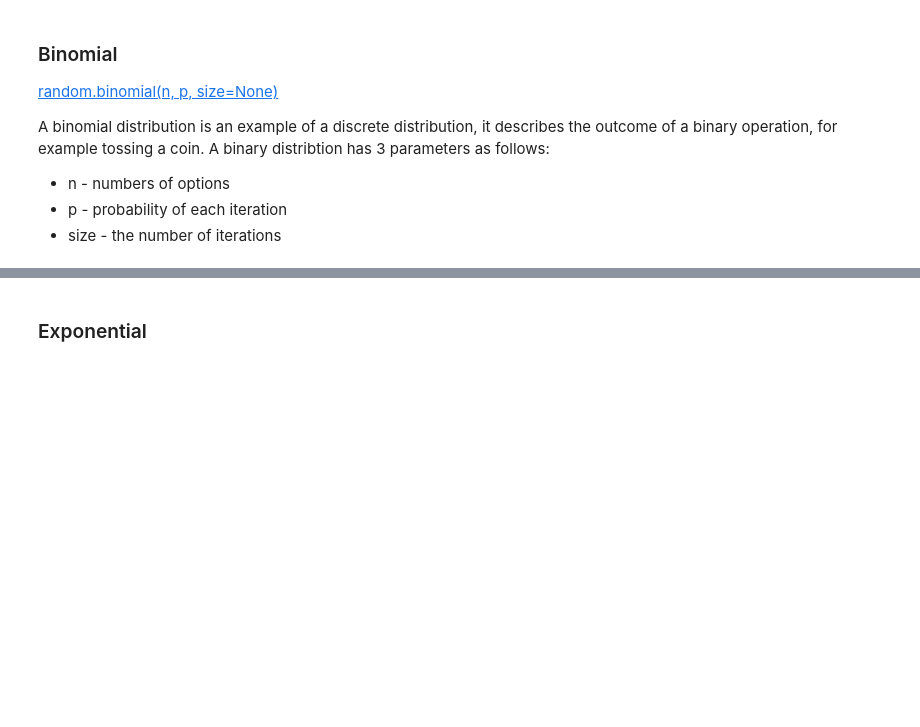
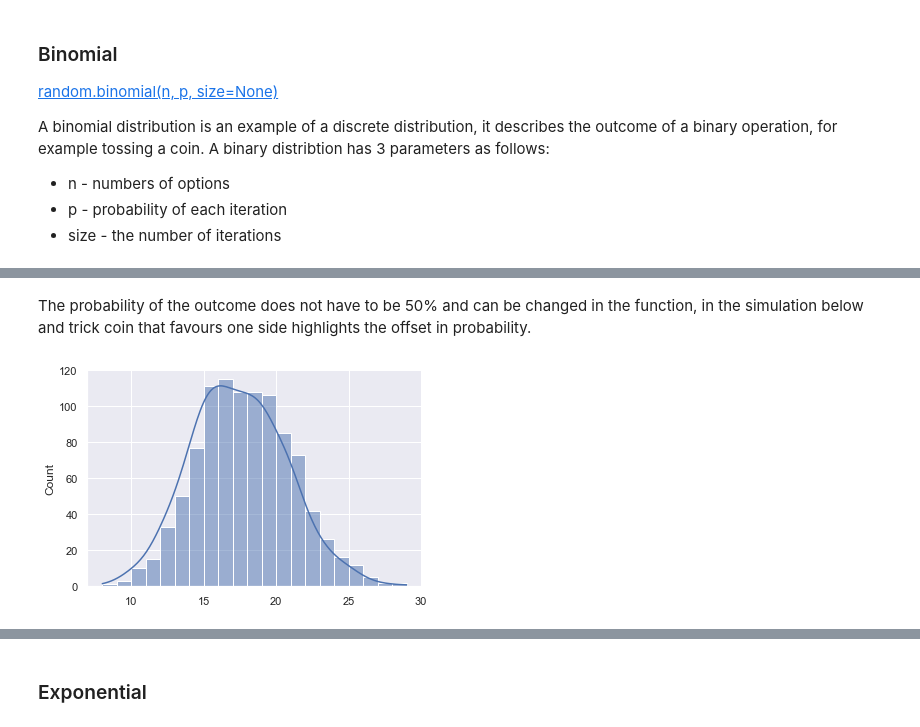
Before and after one commit to ShanePAustin/numpy-random, a Jupyter notebook: numpy-random.ipynb, the cells around one changed output, grey strips where cells are left out. Saved outputs shown, nothing was run; the diff lists cells and outputs as text; code cells hidden in the pictures; blank space fills up the shorter version.

```diff
--- a/numpy-random.ipynb
+++ b/numpy-random.ipynb
@@ -642,0 +658,7 @@ ax = sns.histplot(coin, binwidth=0.5)
+# %% [markdown]
+The probability of the outcome does not have to be 50% and can be changed in the function, in the simulation below and trick coin that favours one side highlights the offset in probability.
+# %%
+trick = np.random.binomial(n=50, p=0.35, size=1000)
+ax = sns.histplot(trick, kde=True)
+# %% [output]
+[figure, added]
```
Also changed, not shown: parts of 45 cells of this notebook.
